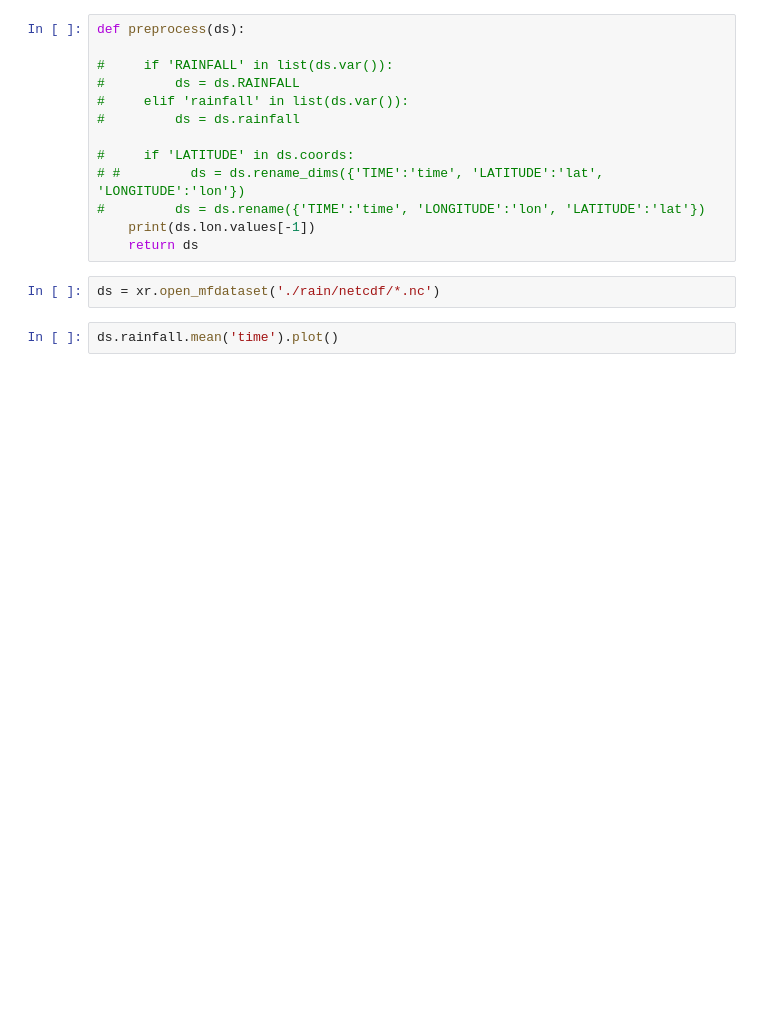
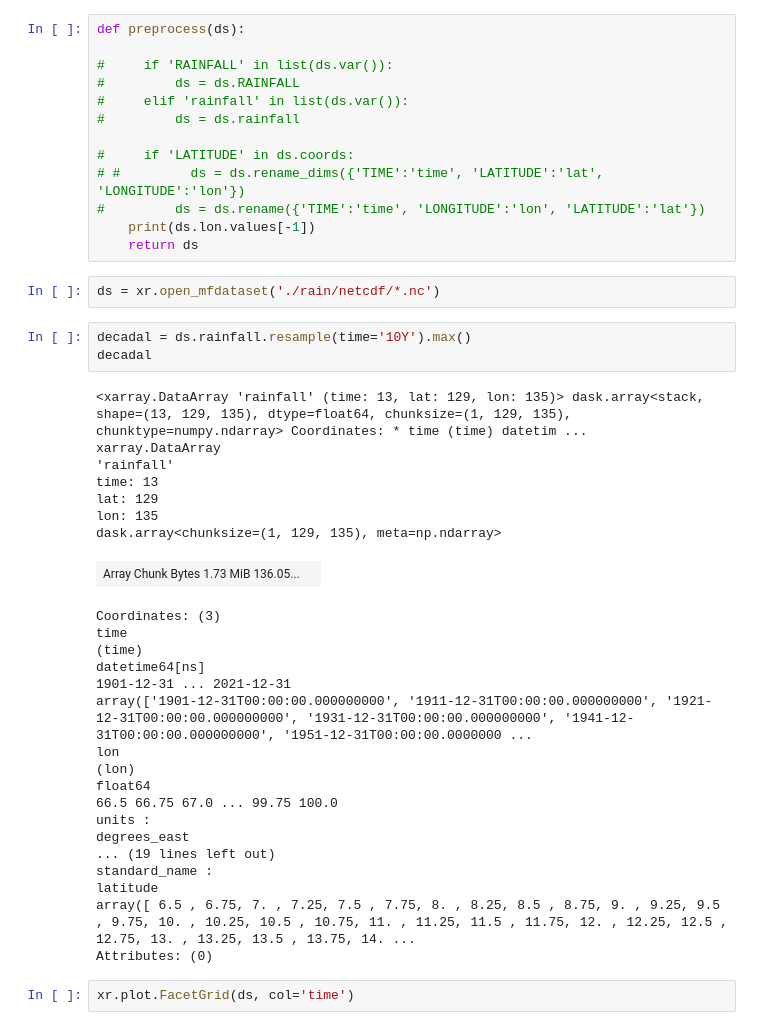
Before and after one commit to vidurmithal/imd_data, a Jupyter notebook: IMD_data.ipynb, the cells around one changed output. Saved outputs shown, nothing was run; the diff lists cells and outputs as text; blank space fills up the shorter version.

```diff
--- a/IMD_data.ipynb
+++ b/IMD_data.ipynb
@@ -305,5 +292,34 @@ def preprocess(ds):
     return ds
 # %%
 ds = xr.open_mfdataset('./rain/netcdf/*.nc')
-# %%
-ds.rainfall.mean('time').plot()
+# %%
+decadal = ds.rainfall.resample(time='10Y').max()
+decadal
+# %% [output]
+<xarray.DataArray 'rainfall' (time: 13, lat: 129, lon: 135)> dask.array<stack, shape=(13, 129, 135), dtype=float64, chunksize=(1, 129, 135), chunktype=numpy.ndarray> Coordinates: * time (time) datetim ...
+xarray.DataArray
+'rainfall'
+time: 13
+lat: 129
+lon: 135
+dask.array<chunksize=(1, 129, 135), meta=np.ndarray>
+| Array Chunk Bytes 1.73 MiB 136.05... |  |
+Coordinates: (3)
+time
+(time)
+datetime64[ns]
+1901-12-31 ... 2021-12-31
+array(['1901-12-31T00:00:00.000000000', '1911-12-31T00:00:00.000000000', '1921-12-31T00:00:00.000000000', '1931-12-31T00:00:00.000000000', '1941-12-31T00:00:00.000000000', '1951-12-31T00:00:00.0000000 ...
+lon
+(lon)
+float64
+66.5 66.75 67.0 ... 99.75 100.0
+units :
+degrees_east
+... (19 lines left out)
+standard_name :
+latitude
+array([ 6.5 , 6.75, 7. , 7.25, 7.5 , 7.75, 8. , 8.25, 8.5 , 8.75, 9. , 9.25, 9.5 , 9.75, 10. , 10.25, 10.5 , 10.75, 11. , 11.25, 11.5 , 11.75, 12. , 12.25, 12.5 , 12.75, 13. , 13.25, 13.5 , 13.75, 14. ...
+Attributes: (0)
+# %%
+xr.plot.FacetGrid(ds, col='time')
```
Also changed, not shown: parts of 1 cell of this notebook.
